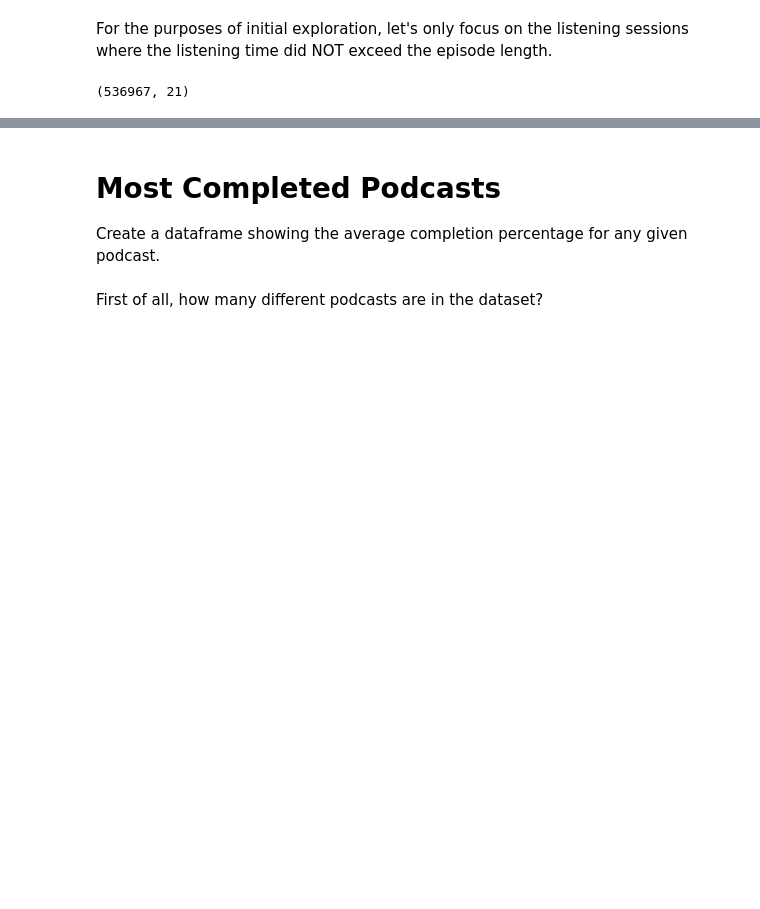
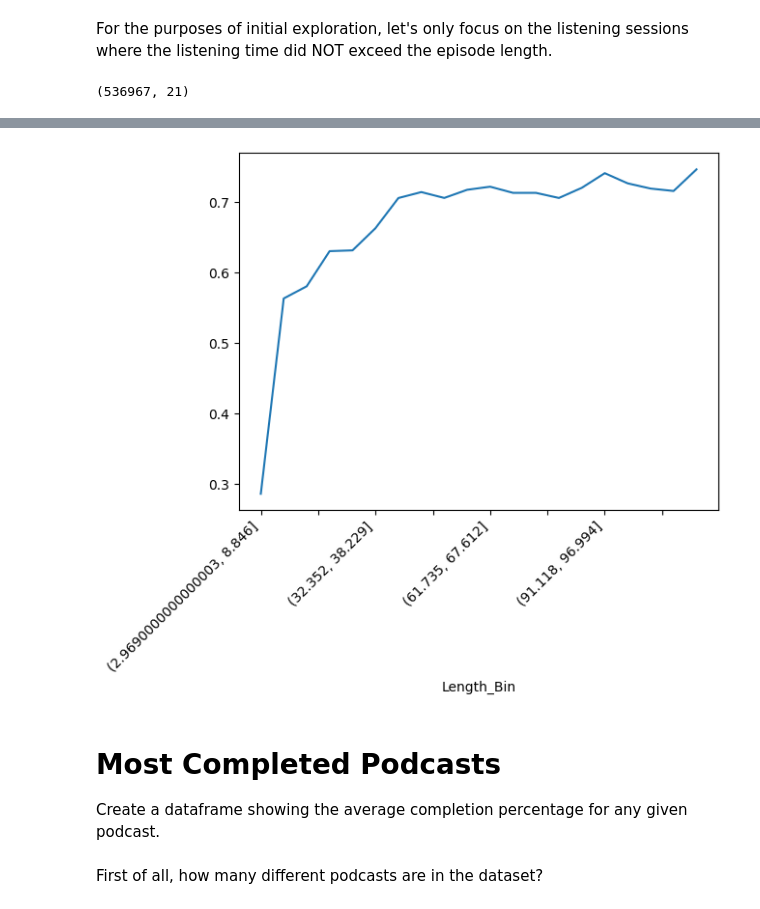
Before and after one commit to jmartenstein/k5.04-podcasts, a Jupyter notebook: src/nb01_explore_percentages.ipynb, the cells around one changed output, grey strips where cells are left out. Saved outputs shown, nothing was run; the diff lists cells and outputs as text; code cells hidden in the pictures; blank space fills up the shorter version.

```diff
--- a/src/nb01_explore_percentages.ipynb
+++ b/src/nb01_explore_percentages.ipynb
@@ -112,3 +112,22 @@ plt.show()
+# %%
+df_[ "Length_Clean" ] = df_[ "Episode_Length_minutes" ].apply( lambda v: 120.5 if v > 120.5 else v )
+# %%
+NEW_COL = "Length_Clean"
+BIN_COL = "Length_Bin"
+
+NUM_BINS=20
+
+hist, bin_edges = np.histogram( df_[ NEW_COL ], bins=NUM_BINS )
+df_[ BIN_COL ] = pd.cut( df_[ NEW_COL ], bins=bin_edges, include_lowest=True )
+
+medians_series = df_.groupby( BIN_COL, observed=True )["Episode_Completion"].median()
+
+medians_series.plot.line()
+plt.xticks(rotation=45, ha="right")
+#plt.xlim(5,120)
+plt.show()
+# %% [output]
+[figure, added]
 # %% [markdown]
 # Most Completed Podcasts
 
```
Also changed, not shown: parts of 4 cells of this notebook, 1 other file.
